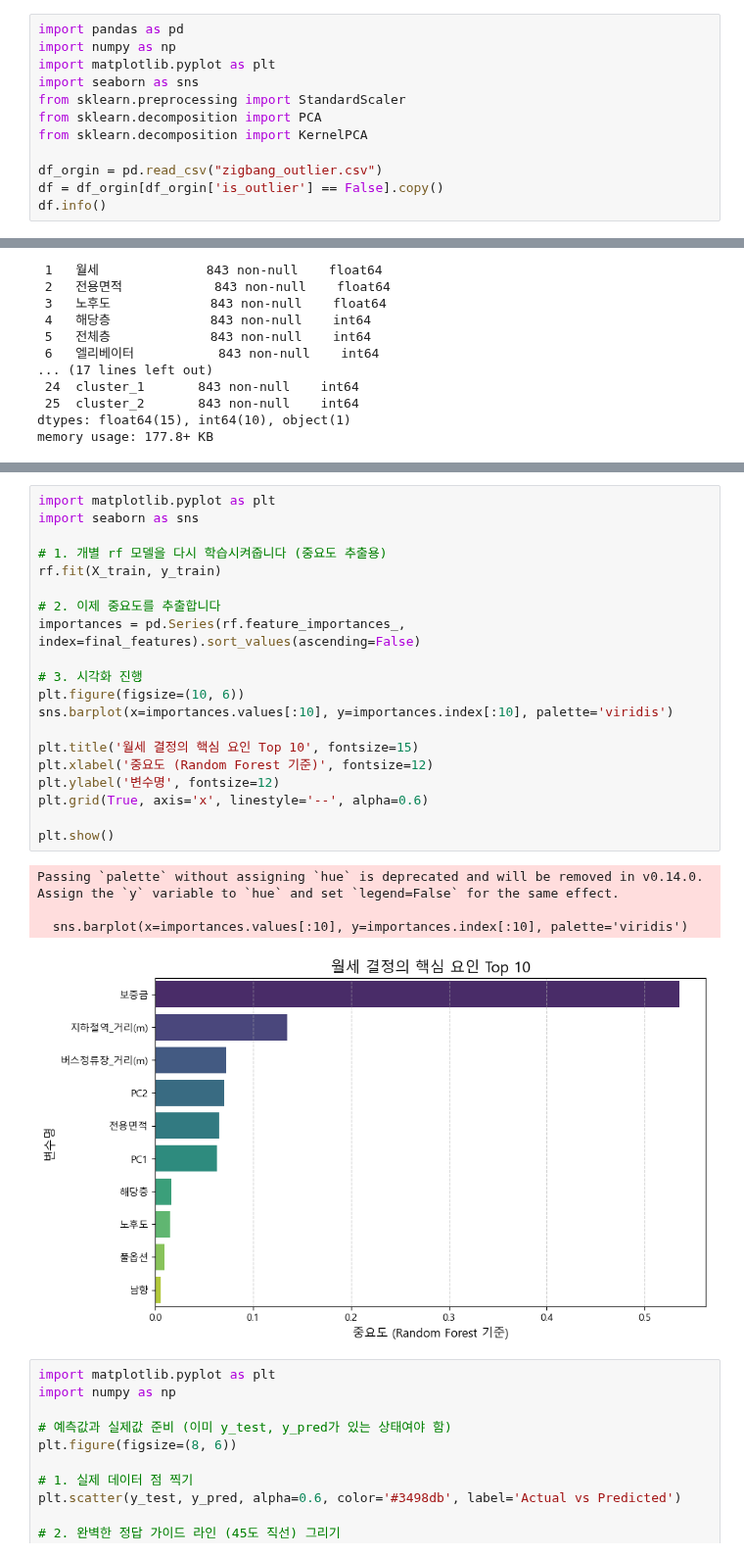
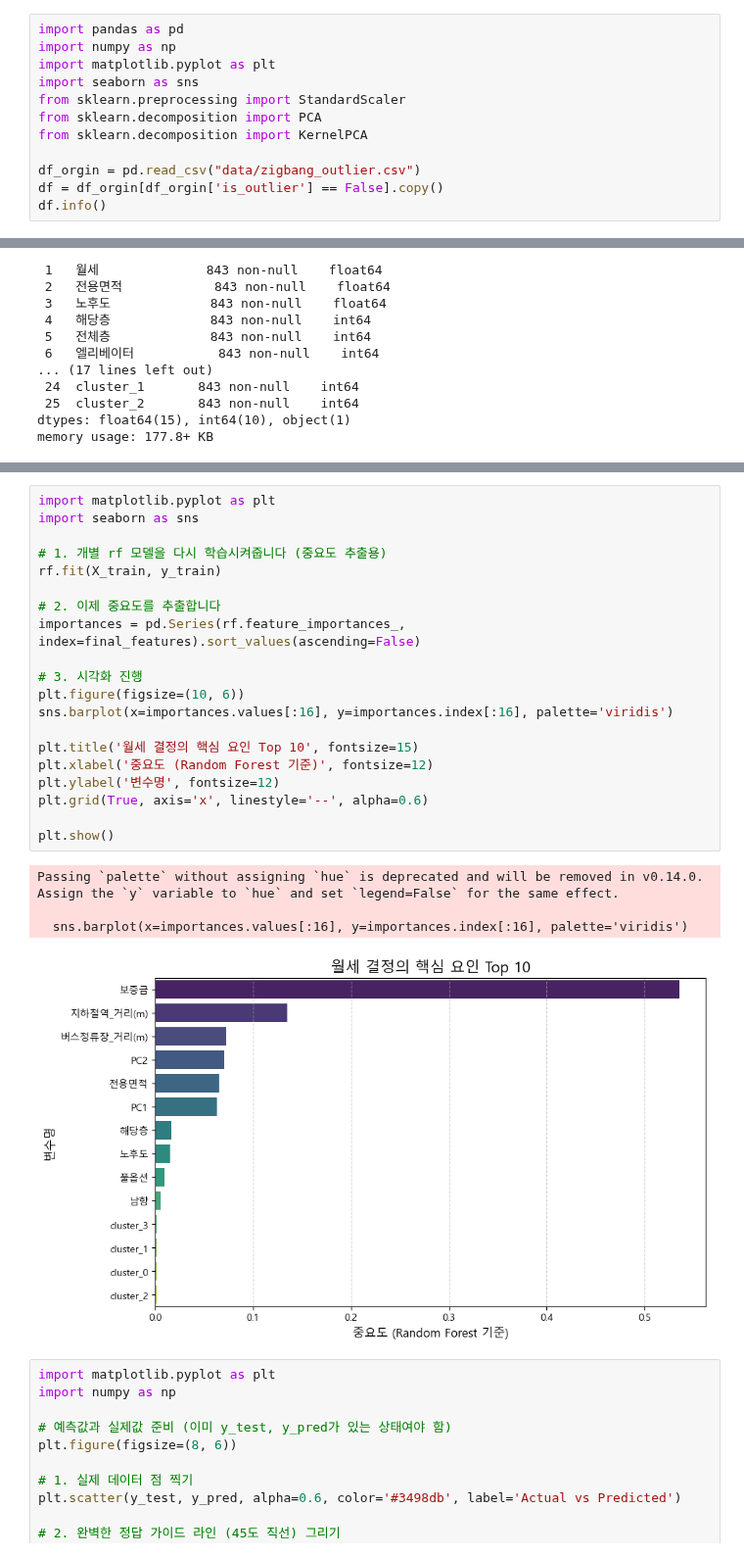
Before and after one commit to minwuin/predictrent, a Jupyter notebook: predictrent_final.ipynb, the cells around one changed output, grey strips where cells are left out. Shown at 98% size. Drawn from its saved outputs; the diff is of its cells as text.

```diff
--- a/predictrent_final.ipynb
+++ b/predictrent_final.ipynb
@@ -7,7 +7,7 @@ from sklearn.preprocessing import StandardScaler
 from sklearn.decomposition import PCA
 from sklearn.decomposition import KernelPCA
 
-df_orgin = pd.read_csv("zigbang_outlier.csv")
+df_orgin = pd.read_csv("data/zigbang_outlier.csv")
 df = df_orgin[df_orgin['is_outlier'] == False].copy()
 df.info()
 # %% [output]
@@ -454,28 +433,28 @@ print(f"📏 최종 모델 RMSE (제곱근 오차): {rmse:.2f}만원")
 # %%
 import matplotlib.pyplot as plt
 import seaborn as sns
 
 # 1. 개별 rf 모델을 다시 학습시켜줍니다 (중요도 추출용)
 rf.fit(X_train, y_train)
 
 # 2. 이제 중요도를 추출합니다
 importances = pd.Series(rf.feature_importances_, index=final_features).sort_values(ascending=False)
 
 # 3. 시각화 진행
 plt.figure(figsize=(10, 6))
-sns.barplot(x=importances.values[:10], y=importances.index[:10], palette='viridis')
+sns.barplot(x=importances.values[:16], y=importances.index[:16], palette='viridis')
 
 plt.title('월세 결정의 핵심 요인 Top 10', fontsize=15)
 plt.xlabel('중요도 (Random Forest 기준)', fontsize=12)
 plt.ylabel('변수명', fontsize=12)
 plt.grid(True, axis='x', linestyle='--', alpha=0.6)
 
 plt.show()
 # %% [output]
 Passing `palette` without assigning `hue` is deprecated and will be removed in v0.14.0. Assign the `y` variable to `hue` and set `legend=False` for the same effect.
 
-  sns.barplot(x=importances.values[:10], y=importances.index[:10], palette='viridis')
+  sns.barplot(x=importances.values[:16], y=importances.index[:16], palette='viridis')
-[figure, old version]
+[figure, new version]
 # %%
 import matplotlib.pyplot as plt
 import numpy as np
```
Also changed, not shown: parts of 3 cells of this notebook, 8 other files.
